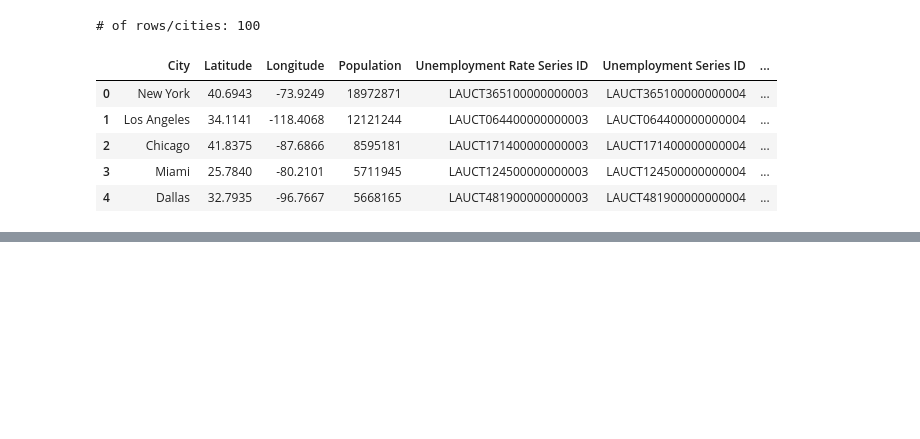
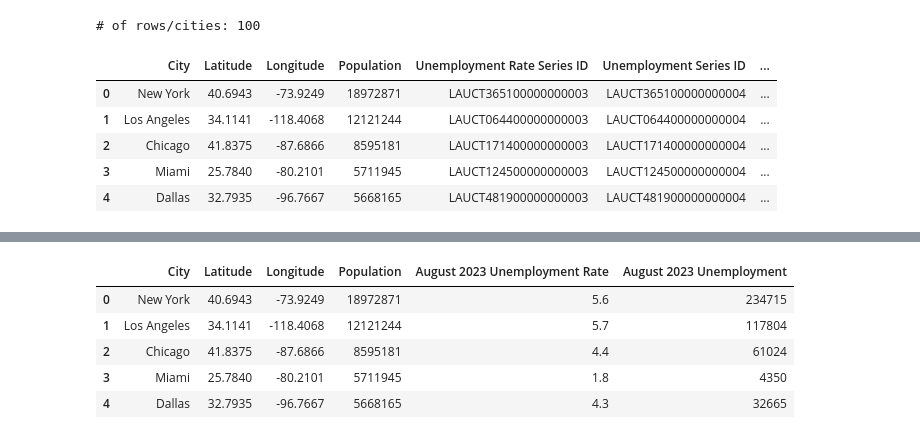
Before and after one commit to ryanmcr17/city-level-employment, a Jupyter notebook: cityDataETL/cityDataETL.ipynb, the cells around one changed output, grey strips where cells are left out. Cells and saved outputs as stored; diff of their text form; code cells hidden in the pictures; blank space fills up the shorter version.

```diff
--- a/employmentPy.ipynb
+++ b/cityDataETL/cityDataETL.ipynb
@@ -737,0 +602,11 @@ city_hotel_df.hvplot.points('Lng', 'Lat', geo=True, color='Cloudiness', alpha=0.
+# %%
+city_data_df = top_cities_combined_df.loc[:, ['City','Latitude','Longitude','Population','August 2023 Unemployment Rate','August 2023 Unemployment']]
+
+city_data_df.head()
+# %% [output]
+|  | City | Latitude | Longitude | Population | August 2023 Unemployment Rate | August 2023 Unemployment |
+| 0 | New York | 40.6943 | -73.9249 | 18972871 | 5.6 | 234715 |
+| 1 | Los Angeles | 34.1141 | -118.4068 | 12121244 | 5.7 | 117804 |
+| 2 | Chicago | 41.8375 | -87.6866 | 8595181 | 4.4 | 61024 |
+| 3 | Miami | 25.7840 | -80.2101 | 5711945 | 1.8 | 4350 |
+| 4 | Dallas | 32.7935 | -96.7667 | 5668165 | 4.3 | 32665 |
```
Also changed, not shown: parts of 14 cells of this notebook, 5 other files.
